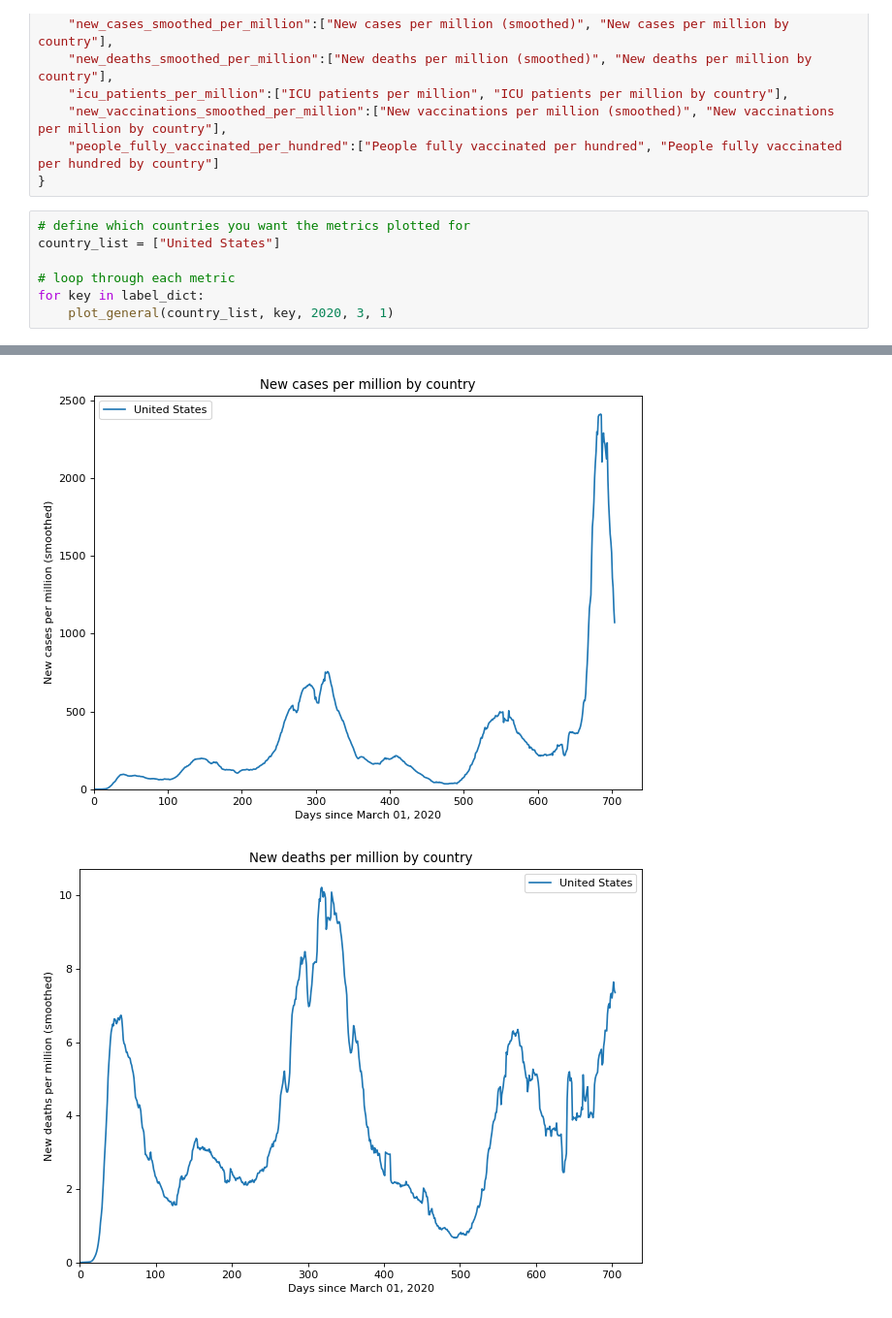
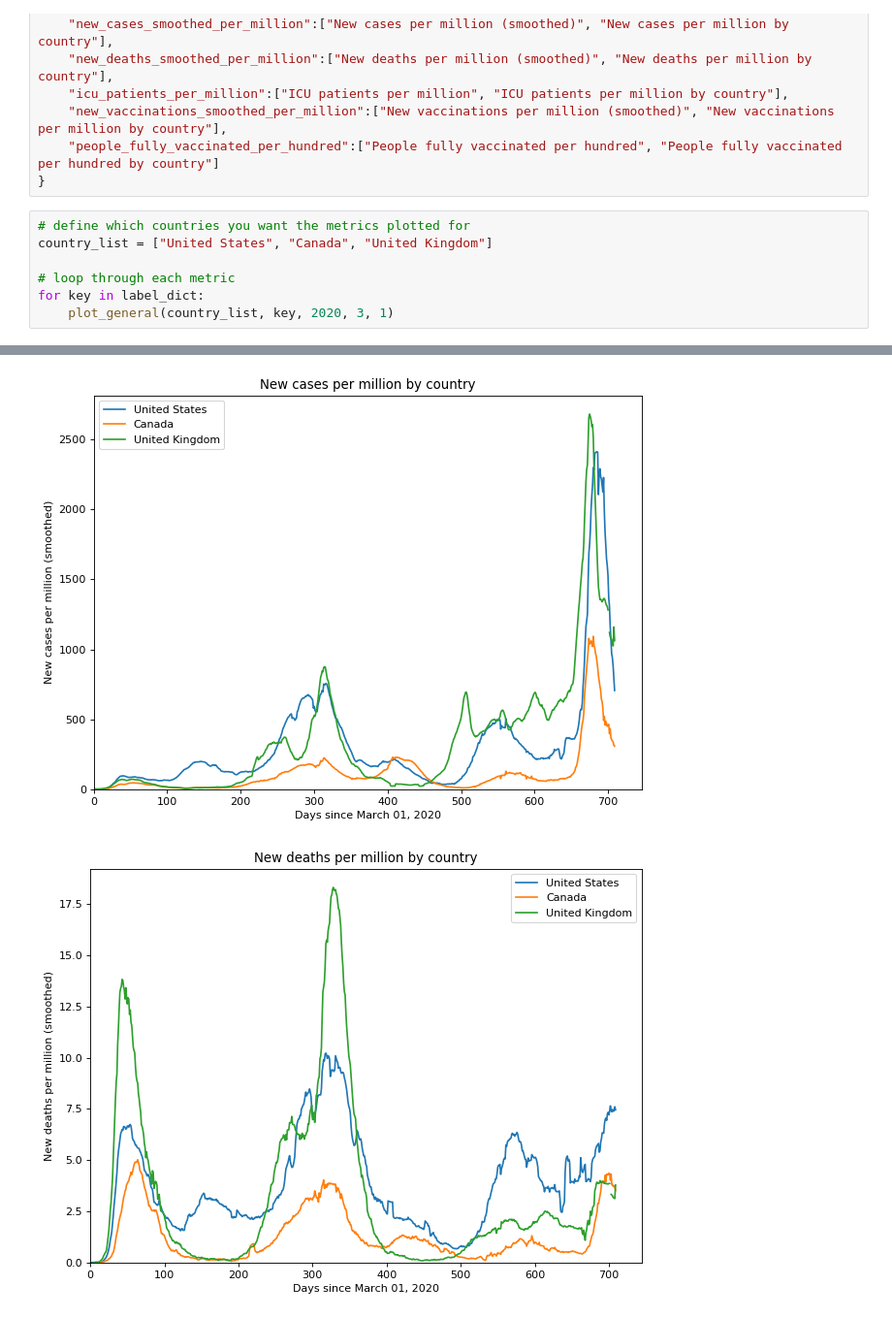
Before and after one commit to jan-anawilo/covid_data_plotter, a Jupyter notebook: covid_stats.ipynb, the cells around one changed output, grey strips where cells are left out. Shown: that part at 97% size. Drawn from its saved outputs; the diff is of its cells as text.

```diff
--- a/covid_stats.ipynb
+++ b/covid_stats.ipynb
@@ -57,7 +57,7 @@ label_dict = {
 }
 # %%
 # define which countries you want the metrics plotted for
-country_list = ["United States"]
+country_list = ["United States", "Canada", "United Kingdom"]
 
 # loop through each metric
 for key in label_dict:
@@ -67,2 +67,2 @@ for key in label_dict:
-[figure, old version]
+[figure, new version]
-[figure, old version]
+[figure, new version]
```
Also changed, not shown: parts of 1 cell of this notebook.
